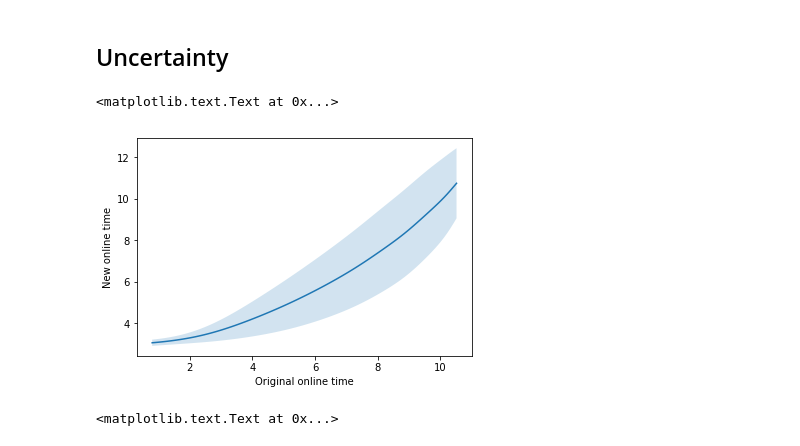
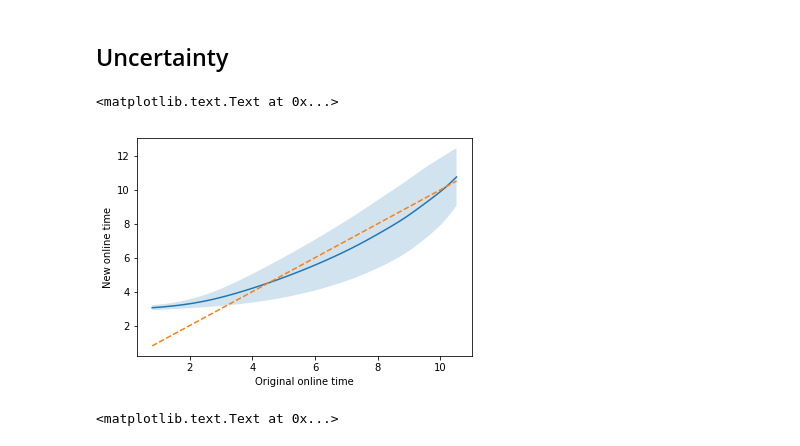
Before and after one commit to mfkasim1/mfkasim1.github.io, a Jupyter notebook: assets/notebooks/Optimal transport for AB test.ipynb, the cells around one changed output. Saved outputs shown, nothing was run; the diff lists cells and outputs as text; code cells hidden in the pictures.

```diff
--- a/assets/notebooks/Optimal transport for AB test.ipynb
+++ b/assets/notebooks/Optimal transport for AB test.ipynb
@@ -62,16 +62,19 @@ Treg = ot.sinkhorn(yhist_old, yhist_new, M, reg)
 # %%
 Treg_norm = Treg / np.sum(Treg, axis=1)[:,None]
 xreg_t_mean = np.matmul(Treg_norm, xhist_new[:,None]).flatten()
-xreg_t_var = np.matmul(Treg_norm, (xhist_new-xreg_t_mean)[:,None]**2).flatten() #**
+xreg_t_var = np.matmul(Treg_norm, (xhist_new-xreg_t_mean)[:,None]** 2).flatten()
 xreg_t_std = np.sqrt(xreg_t_var)
+
+# plot
 plt.plot(xhist_old, xreg_t_mean)
 plt.fill_between(xhist_old, xreg_t_mean-xreg_t_std,
                  xreg_t_mean+xreg_t_std, alpha=0.2)
+plt.plot(xhist_old, xhist_old, '--')
 plt.xlabel("Original online time")
 plt.ylabel("New online time")
 # %% [output]
 <matplotlib.text.Text at 0x...>
-[figure, old version]
+[figure, new version]
 # %%
 displacement_mean = xreg_t_mean - xhist_old
 plt.plot(qtile, displacement_mean)
```
Also changed, not shown: 2 other files.
